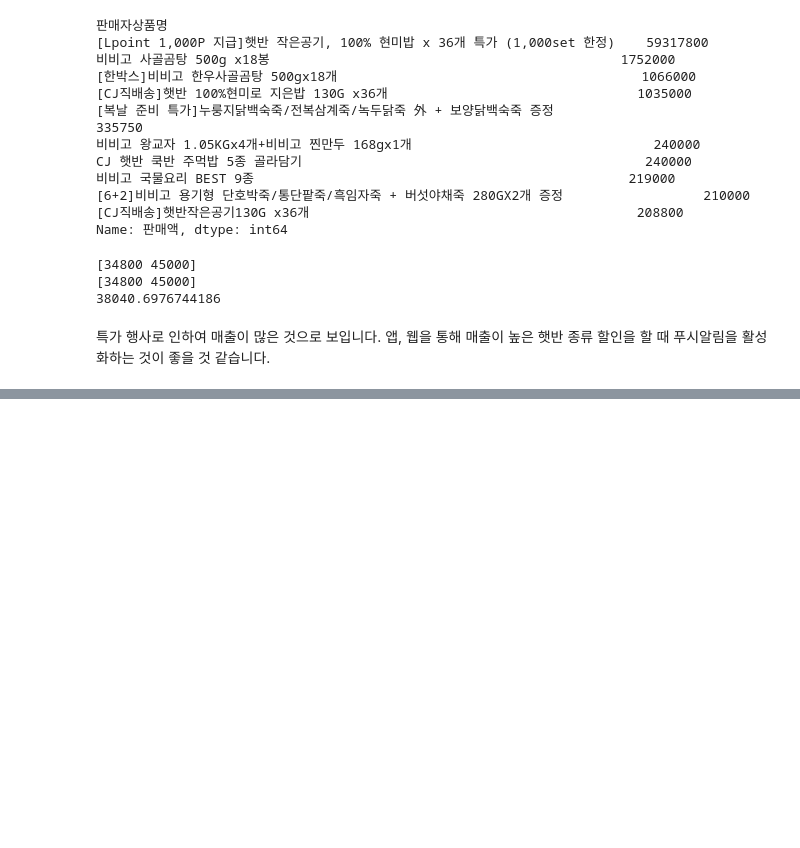
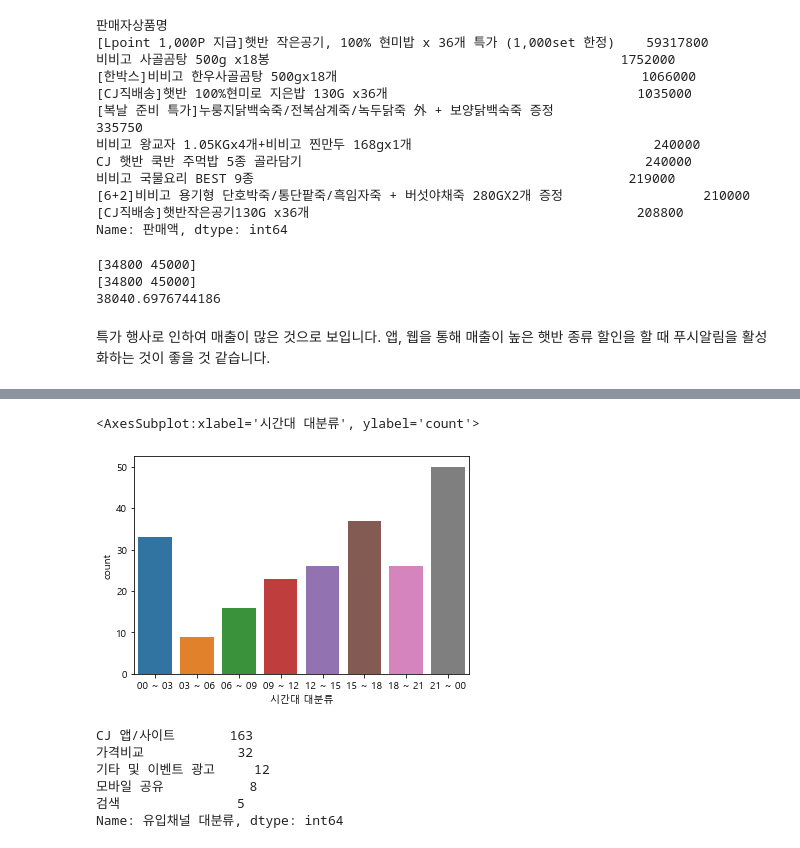
Before and after one commit to habbang8838/BDAA_treasure_in_data, a Jupyter notebook: 데이터_속_보물찾기_팀_요약(박지수).ipynb, the cells around one changed output, grey strips where cells are left out. Drawn from its saved outputs; the diff is of its cells as text; code cells hidden in the pictures; blank space fills up the shorter version.

```diff
--- a/데이터_속_보물찾기_팀_요약(박지수).ipynb
+++ b/데이터_속_보물찾기_팀_요약(박지수).ipynb
@@ -2218,0 +2305,7 @@ Name: 유입채널 대분류, dtype: int64
+# %%
+df_id = pd.read_csv(path+'CJ 아이디별 조회.csv')
+# %%
+df_id['주문접수일시'] = pd.to_datetime(df_id['주문접수일시'])
+df_id['주문날짜'] = df_id['주문번호']//(10**8)
+df_id['주문날짜'].astype(str)
+df_id['주문날짜'] = pd.to_datetime(df_id['주문날짜'], format = "%Y%m%d")
@@ -2218,0 +2333,3 @@ Name: 유입채널 대분류, dtype: int64
+# %%
+df_mem1 = df_id[df_id['아이디'] == 'love****']
+df_mem1
@@ -2218,0 +2363,15 @@ Name: 유입채널 대분류, dtype: int64
+# %%
+sns.countplot(x='시간대 대분류', data=df_mem1, order=['00 ~ 03', '03 ~ 06', '06 ~ 09', '09 ~ 12', '12 ~ 15', '15 ~ 18', '18 ~ 21', '21 ~ 00'])
+# %% [output]
+<AxesSubplot:xlabel='시간대 대분류', ylabel='count'>
+[figure, added]
+# %%
+# 위 회원이 자주 이용하는 유입채널 파악하기
+df_mem1['유입채널 대분류'].value_counts()
+# %% [output]
+CJ 앱/사이트       163
+가격비교            32
+기타 및 이벤트 광고     12
+모바일 공유           8
+검색               5
+Name: 유입채널 대분류, dtype: int64
```
Also changed, not shown: parts of 212 cells of this notebook.
